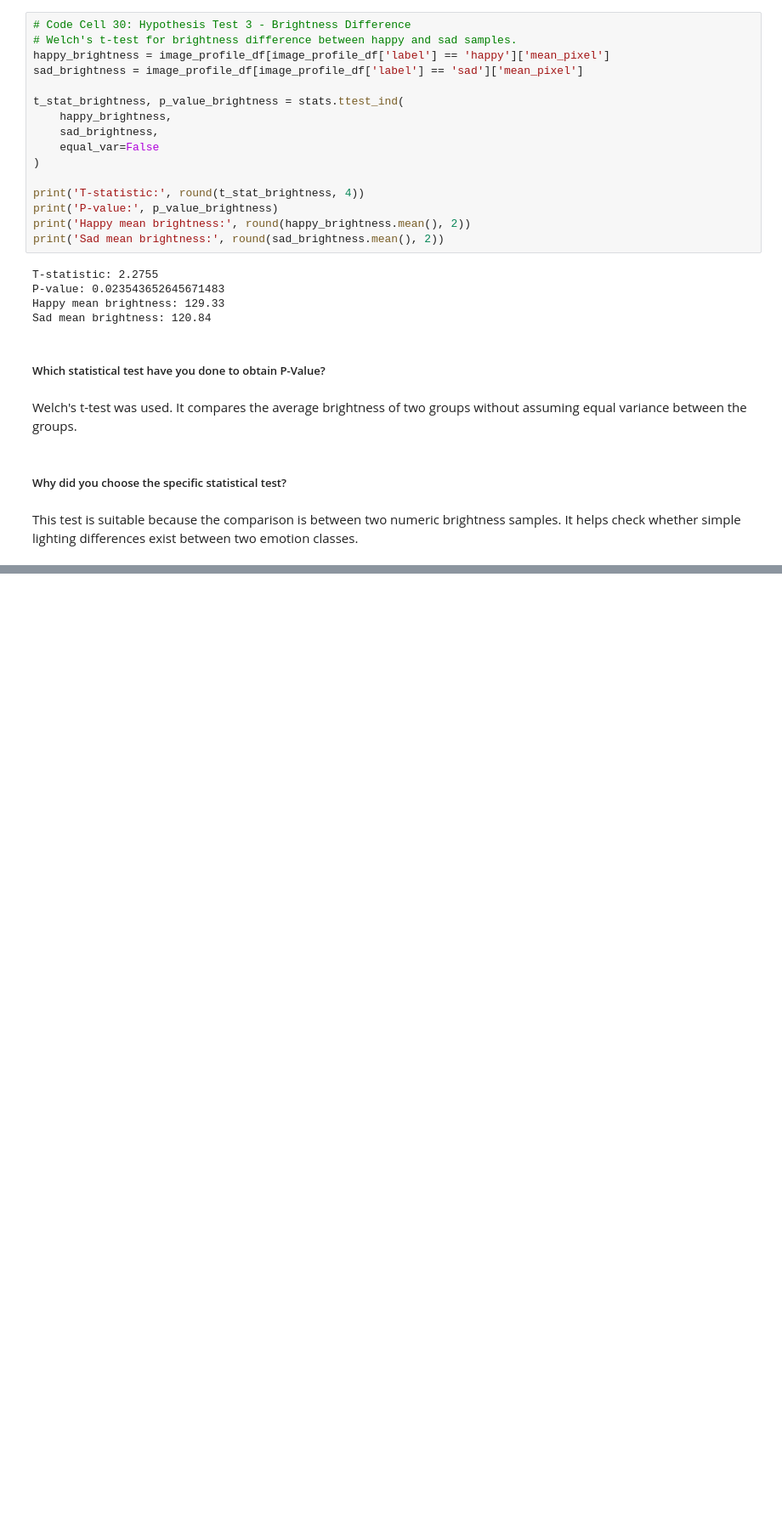
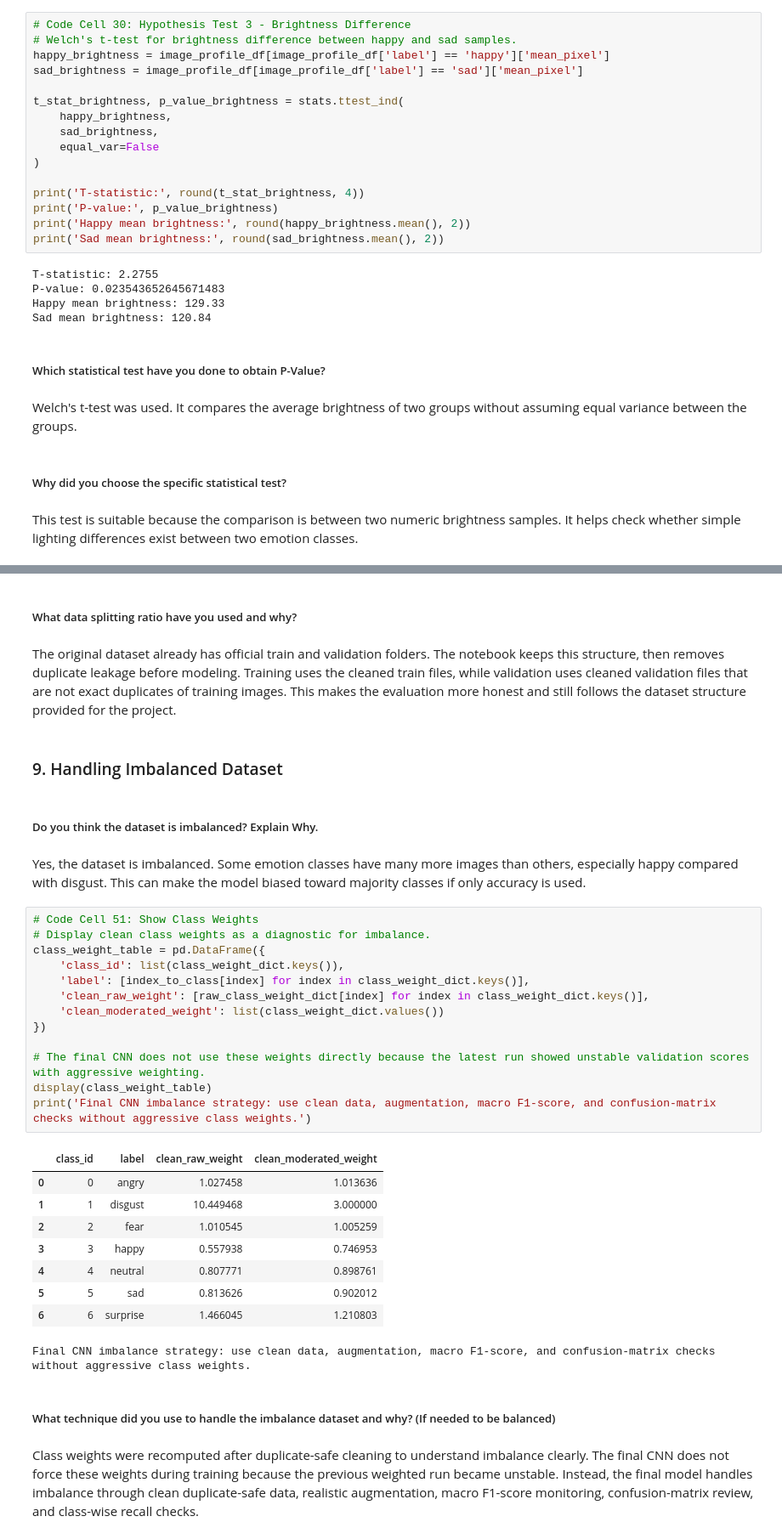
Before and after one commit to I-AM-PRASHANT-VERMA/Almabetter---DeepFER-Facial-Emotion-Recognition-Using-Deep-Learning, a Jupyter notebook: DeepFER_Facial_Emotion_Recognition.ipynb, the cells around one changed output, grey strips where cells are left out. Shown at 85% size. Drawn from its saved outputs; the diff is of its cells as text; blank space fills up the shorter version.

Commit message:
Add preprocessing and model diagnosis

```diff
--- a/DeepFER_Facial_Emotion_Recognition.ipynb
+++ b/DeepFER_Facial_Emotion_Recognition.ipynb
@@ -1148,0 +1558,37 @@ This test is suitable because the comparison is between two numeric brightness s
+# %% [markdown]
+##### What data splitting ratio have you used and why?
+# %% [markdown]
+The original dataset already has official train and validation folders. The notebook keeps this structure, then removes duplicate leakage before modeling. Training uses the cleaned train files, while validation uses cleaned validation files that are not exact duplicates of training images. This makes the evaluation more honest and still follows the dataset structure provided for the project.
+# %% [markdown]
+### 9. Handling Imbalanced Dataset
+# %% [markdown]
+##### Do you think the dataset is imbalanced? Explain Why.
+# %% [markdown]
+Yes, the dataset is imbalanced. Some emotion classes have many more images than others, especially happy compared with disgust. This can make the model biased toward majority classes if only accuracy is used.
+# %%
+# Code Cell 51: Show Class Weights
+# Display clean class weights as a diagnostic for imbalance.
+class_weight_table = pd.DataFrame({
+    'class_id': list(class_weight_dict.keys()),
+    'label': [index_to_class[index] for index in class_weight_dict.keys()],
+    'clean_raw_weight': [raw_class_weight_dict[index] for index in class_weight_dict.keys()],
+    'clean_moderated_weight': list(class_weight_dict.values())
+})
+
+# The final CNN does not use these weights directly because the latest run showed unstable validation scores with aggressive weighting.
+display(class_weight_table)
+print('Final CNN imbalance strategy: use clean data, augmentation, macro F1-score, and confusion-matrix checks without aggressive class weights.')
+# %% [output]
+|  | class_id | label | clean_raw_weight | clean_moderated_weight |
+| 0 | 0 | angry | 1.027458 | 1.013636 |
+| 1 | 1 | disgust | 10.449468 | 3.000000 |
+| 2 | 2 | fear | 1.010545 | 1.005259 |
+| 3 | 3 | happy | 0.557938 | 0.746953 |
+| 4 | 4 | neutral | 0.807771 | 0.898761 |
+| 5 | 5 | sad | 0.813626 | 0.902012 |
+| 6 | 6 | surprise | 1.466045 | 1.210803 |
+Final CNN imbalance strategy: use clean data, augmentation, macro F1-score, and confusion-matrix checks without aggressive class weights.
+# %% [markdown]
+##### What technique did you use to handle the imbalance dataset and why? (If needed to be balanced)
+# %% [markdown]
+Class weights were recomputed after duplicate-safe cleaning to understand imbalance clearly. The final CNN does not force these weights during training because the previous weighted run became unstable. Instead, the final model handles imbalance through clean duplicate-safe data, realistic augmentation, macro F1-score monitoring, confusion-matrix review, and class-wise recall checks.
```
Also changed, not shown: parts of 63 cells of this notebook.
